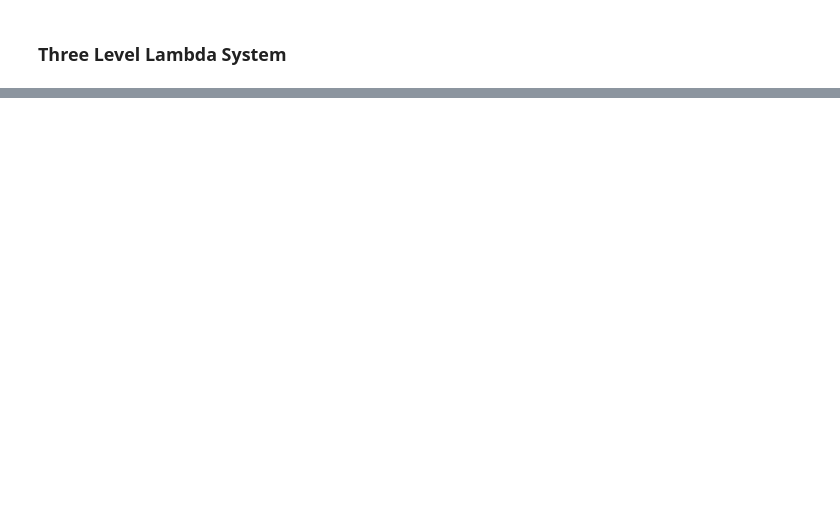
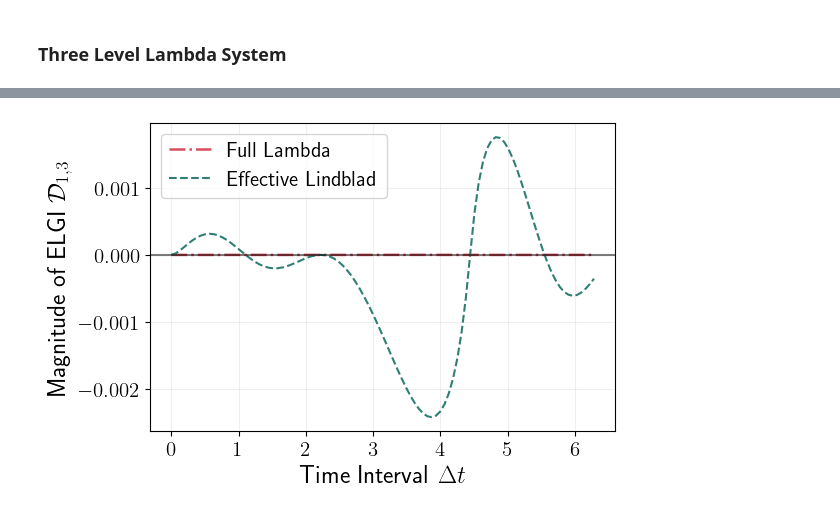
Before and after one commit to PolarisMegrez/Entropic-Leggett-Garg-Inequalities, a Jupyter notebook: demo.ipynb, the cells around one changed output, grey strips where cells are left out. Saved outputs shown, nothing was run; the diff lists cells and outputs as text; code cells hidden in the pictures; blank space fills up the shorter version.

Commit message:
Refactor projectors and plotting functions for improved flexibility and style

```diff
--- a/demo.ipynb
+++ b/demo.ipynb
@@ -157,0 +210,42 @@ ATOL = 1e-10
+# %%
+# Add a start time offset to ensure the state evolves into a superposition
+# before the first measurement.
+# Rabi frequency approx 2*omega_12. Max superposition at t ~ pi/(4*omega_12).
+t_start = np.pi / (4 * omega_12)
+
+def evaluate_lgi(dt):
+    # Times: t1, t2, t3
+    times = [t_start, t_start + dt, t_start + 2*dt]
+
+    # Spin-1
+    bloch_init(3)
+    jps_3 = distributions_from_times(times, d=3, L_mat=L_mat_3, r0=r0_3, obs_list=obs_list_3)
+    val_3 = calc_specific_elgi(jps_3)
+
+    # Spin-1/2
+    bloch_init(2)
+    jps_2 = distributions_from_times(times, d=2, L_mat=L_mat_2, r0=r0_2, obs_list=obs_list_2)
+    val_2 = calc_specific_elgi(jps_2)
+
+    return [val_3, val_2]
+
+delta_ts = np.linspace(0, 2 * np.pi, 100)
+
+fig, ax = viz.plot_multioutput_curves(
+    evaluate_lgi,
+    delta_ts,
+    label=['Full Lambda', 'Effective Lindblad'],
+    color=[(215/255, 80/255, 94/255), (47/255, 127/255, 116/255)],
+    linewidth=[1.8, 1.5],
+    linestyle=['-.', '--']
+)
+ax.set_xlabel(r'Time Interval $\Delta t$')
+ax.set_ylabel(r'Magnitude of ELGI $\mathcal{D}_{1,3}$')
+ax.legend(loc='upper left', fontsize=15)
+
+# Add reference line
+ax.axhline(0, color='k', linestyle='-', alpha=0.5)
+
+fig.savefig('non-Markovian.png', dpi=300, bbox_inches='tight')
+# %% [output]
+[figure, added]
```
Also changed, not shown: parts of 8 cells of this notebook, 2 other files.
